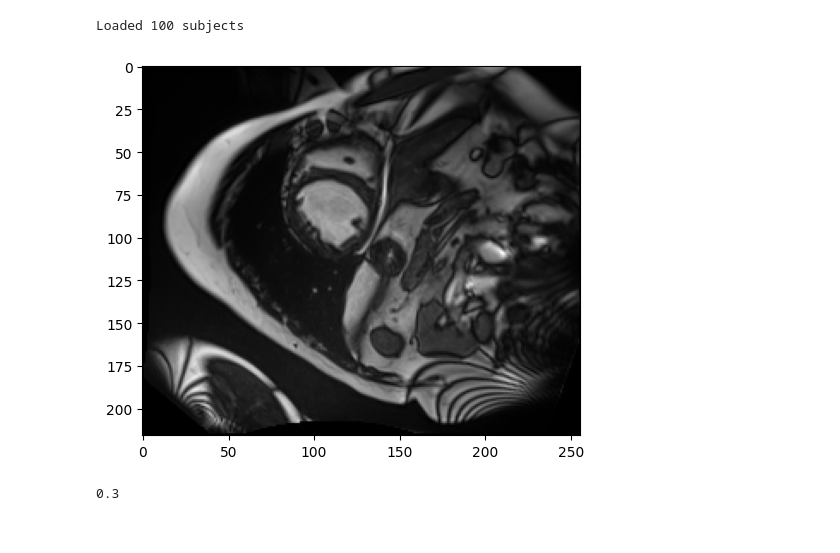
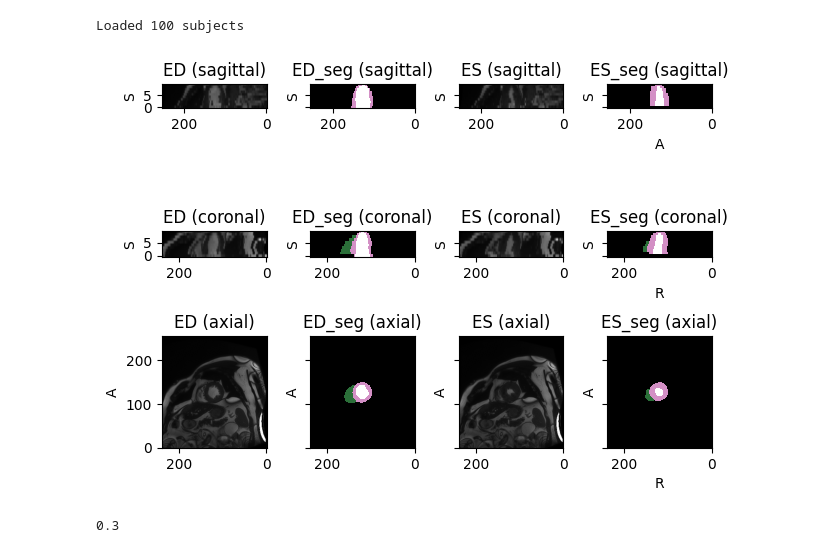
Before and after one commit to clementgilli/Cardiac-Pathology-Prediction, a Jupyter notebook: worksheet.ipynb, the cells around one changed output. Saved outputs shown, nothing was run; the diff lists cells and outputs as text; code cells hidden in the pictures.

```diff
--- a/worksheet.ipynb
+++ b/worksheet.ipynb
@@ -8,11 +7,9 @@ from sklearn.ensemble import RandomForestClassifier
 dataset = load_dataset("Train")
 # %% [output]
 Loaded 100 subjects
-# %%
-numpy_image = dataset[10].ES.data.numpy().squeeze(0)
-slice_idx = numpy_image.shape[2] // 2
-plt.imshow(numpy_image[:,:,slice_idx],cmap='gray');
-# %% [output]
-[figure, removed]
+# %%
+dataset[20].plot()
+# %% [output]
+[figure, added]
 # %%
 X,y = create_features_matrix(dataset, category=True)
```
Also changed, not shown: parts of 3 cells of this notebook, 4 other files.
